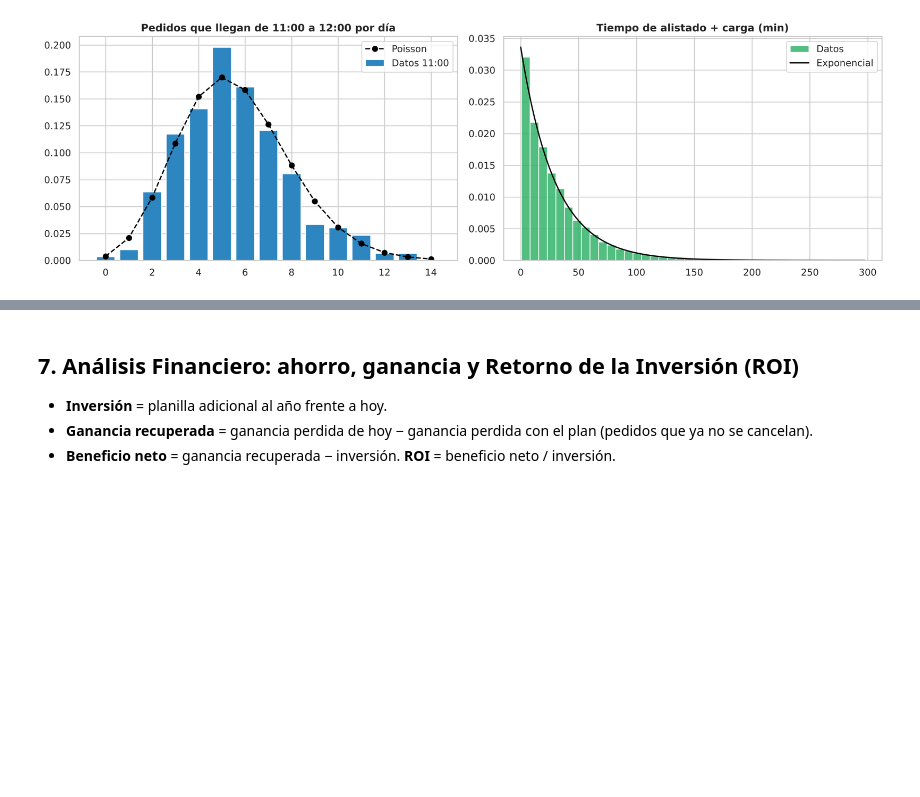
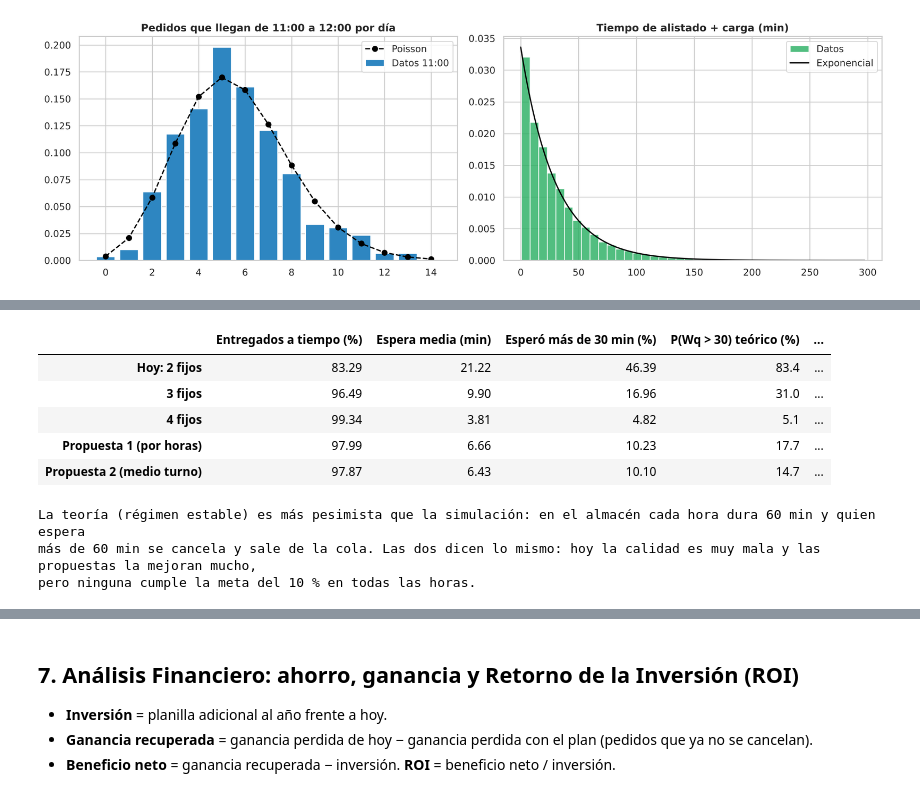
Before and after one commit to Efustion23/denlu-simulacion, a Jupyter notebook: Simulacion/Denlu.ipynb, the cells around one changed output, grey strips where cells are left out. Saved outputs shown, nothing was run; the diff lists cells and outputs as text; code cells hidden in the pictures; blank space fills up the shorter version.

```diff
--- a/Simulacion/Denlu.ipynb
+++ b/Simulacion/Denlu.ipynb
@@ -1003,0 +1058,36 @@ Media = 29.75 min | χ² = 13.95 (gl = 8) | p = 0.083 -> no se rechaza la expone
+# %%
+# Lo mismo medido en la simulación de todo 2025 (los pedidos cancelados cuentan como "esperó más de 30 min")
+def calidad_simulada(turnos):
+    n = cancelados = mas_30 = 0
+    espera = 0.0
+    for fecha, g in df.groupby('fecha', sort=True):
+        esp, _, can = simular_dia(g['llegada_min'].values, g['tiempo_servicio_min'].values, turnos)
+        for e, x in zip(esp, can):
+            n += 1
+            if x:
+                cancelados += 1; mas_30 += 1
+            else:
+                espera += e; mas_30 += e > T_META
+    return {'Entregados a tiempo (%)': round(100 * (n - cancelados) / n, 2), 'Espera media (min)': round(espera / (n - cancelados), 2),
+            f'Esperó más de {T_META} min (%)': round(100 * mas_30 / n, 2)}
+
+nombres_sim = {'Hoy: 2 fijos': 'Caso 2 (HOY): 2 fijos', '3 fijos': 'Caso 3: 3 fijos', '4 fijos': 'Caso 4: 4 fijos',
+               'Propuesta 1 (por horas)': 'Propuesta 1: 2 fijos + por horas', 'Propuesta 2 (medio turno)': 'Propuesta 2: 2 fijos + medio turno'}
+calidad = pd.DataFrame({k: calidad_simulada(CASOS[v]) for k, v in nombres_sim.items()}).T
+calidad[f'P(Wq > {T_META}) teórico (%)'] = [round(100 * sum(p_espera_mas(l, c) * l for l, c in zip(LAMBDA, cob)) / sum(LAMBDA), 1)
+                                          for cob in cob_caso.values()]
+calidad['Horas que cumplen la meta'] = semaforo['Horas que cumplen']
+display(calidad)
+print('La teoría (régimen estable) es más pesimista que la simulación: en el almacén cada hora dura 60 min y quien espera')
+print('más de 60 min se cancela y sale de la cola. Las dos dicen lo mismo: hoy la calidad es muy mala y las propuestas la mejoran mucho,')
+print('pero ninguna cumple la meta del 10 % en todas las horas.')
+# %% [output]
+|  | Entregados a tiempo (%) | Espera media (min) | Esperó más de 30 min (%) | P(Wq > 30) teórico (%) | ... |
+| Hoy: 2 fijos | 83.29 | 21.22 | 46.39 | 83.4 | ... |
+| 3 fijos | 96.49 | 9.90 | 16.96 | 31.0 | ... |
+| 4 fijos | 99.34 | 3.81 | 4.82 | 5.1 | ... |
+| Propuesta 1 (por horas) | 97.99 | 6.66 | 10.23 | 17.7 | ... |
+| Propuesta 2 (medio turno) | 97.87 | 6.43 | 10.10 | 14.7 | ... |
+La teoría (régimen estable) es más pesimista que la simulación: en el almacén cada hora dura 60 min y quien espera
+más de 60 min se cancela y sale de la cola. Las dos dicen lo mismo: hoy la calidad es muy mala y las propuestas la mejoran mucho,
+pero ninguna cumple la meta del 10 % en todas las horas.
```
Also changed, not shown: parts of 7 cells of this notebook, 8 other files.
